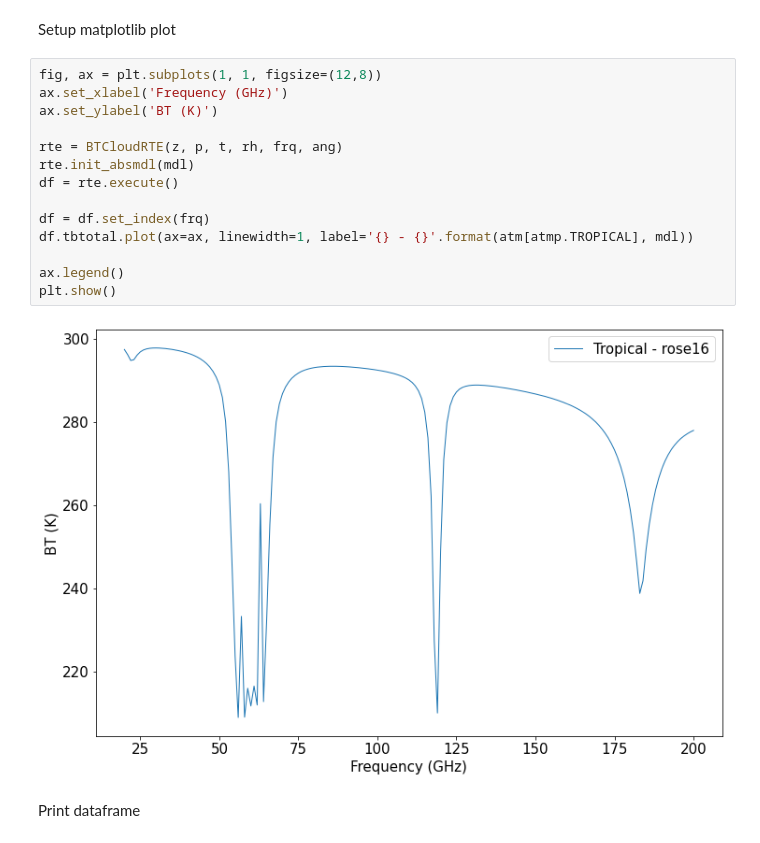
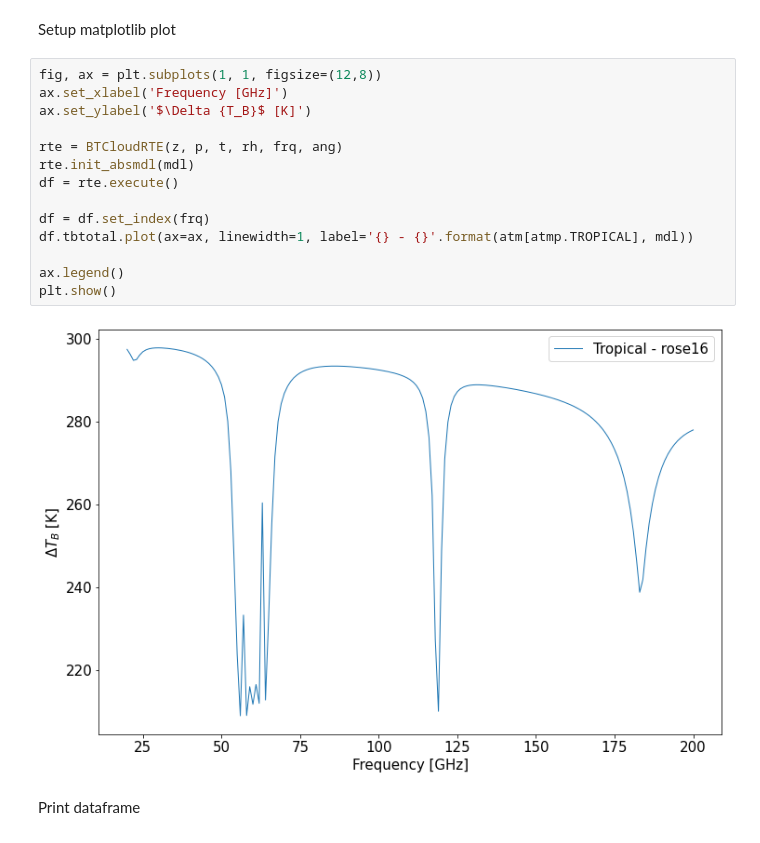
Before and after one commit to SatCloP/pyrtlib, a Jupyter notebook: docs/source/tutorial.ipynb, the cells around one changed output. Cells and saved outputs as stored; diff of their text form.

```diff
--- a/docs/source/tutorial.ipynb
+++ b/docs/source/tutorial.ipynb
@@ -47,20 +47,20 @@ nf = len(frq)
 Setup matplotlib plot
 # %%
 fig, ax = plt.subplots(1, 1, figsize=(12,8))
-ax.set_xlabel('Frequency (GHz)')
-ax.set_ylabel('BT (K)')
+ax.set_xlabel('Frequency [GHz]')
+ax.set_ylabel('$\Delta {T_B}$ [K]')
 
 rte = BTCloudRTE(z, p, t, rh, frq, ang)
 rte.init_absmdl(mdl)
 df = rte.execute()
 
 df = df.set_index(frq)
 df.tbtotal.plot(ax=ax, linewidth=1, label='{} - {}'.format(atm[atmp.TROPICAL], mdl))
 
 ax.legend()
 plt.show()
 # %% [output]
-[figure, old version]
+[figure, new version]
 # %% [markdown]
 Print dataframe
 # %%
```
Also changed, not shown: parts of 6 cells of this notebook.
